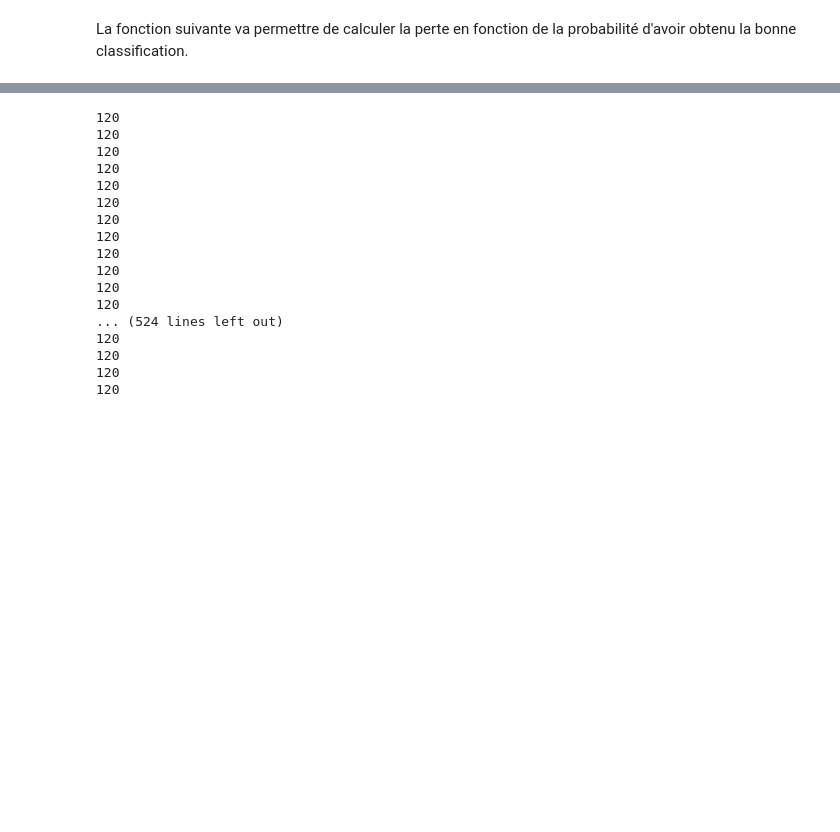
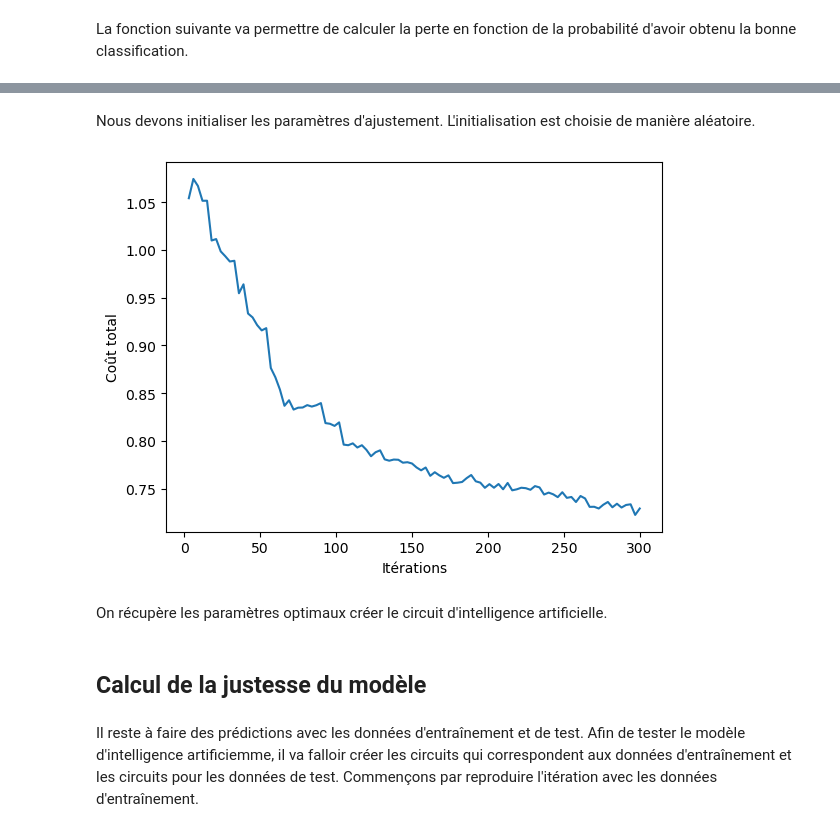
Before and after one commit to QuentinPrigent/QML, a Jupyter notebook: VQC/01 - La VQC avec Qiskit.ipynb, the cells around one changed output, grey strips where cells are left out. Cells and saved outputs as stored; diff of their text form; code cells hidden in the pictures; blank space fills up the shorter version.

```diff
--- a/VQC/01 - La VQC avec Qiskit.ipynb
+++ b/VQC/01 - La VQC avec Qiskit.ipynb
@@ -366,2 +343,4 @@ Nous devons initialiser les paramètres d'ajustement. L'initialisation est chois
+# %% [markdown]
+Nous devons initialiser les paramètres d'ajustement. L'initialisation est choisie de manière aléatoire.
 # %%
 np.random.seed(42)
@@ -371,20 +354,8 @@ y_train = np.array(y_train)
 # %%
-results = optimizer.minimize(iteration, initial_tunable_parameters)
+fig = plt.figure()
+plt.plot(log.evaluations, log.costs)
+plt.xlabel('Itérations')
+plt.ylabel('Coût total')
+plt.show()
 # %% [output]
-120
-120
-120
-120
-120
-120
-120
-120
-120
-120
-120
-120
-... (524 lines left out)
-120
-120
-120
-120
+[figure, added]
@@ -400,0 +362,2 @@ plt.show()
+# %% [markdown]
+On récupère les paramètres optimaux créer le circuit d'intelligence artificielle.
@@ -400,0 +366,4 @@ plt.show()
+# %% [markdown]
+## Calcul de la justesse du modèle
+# %% [markdown]
+Il reste à faire des prédictions avec les données d'entraînement et de test. Afin de tester le modèle d'intelligence artificiemme, il va falloir créer les circuits qui correspondent aux données d'entraînement et les circuits pour les données de test. Commençons par reproduire l'itération avec les données d'entraînement.
```
Also changed, not shown: parts of 63 cells of this notebook.
